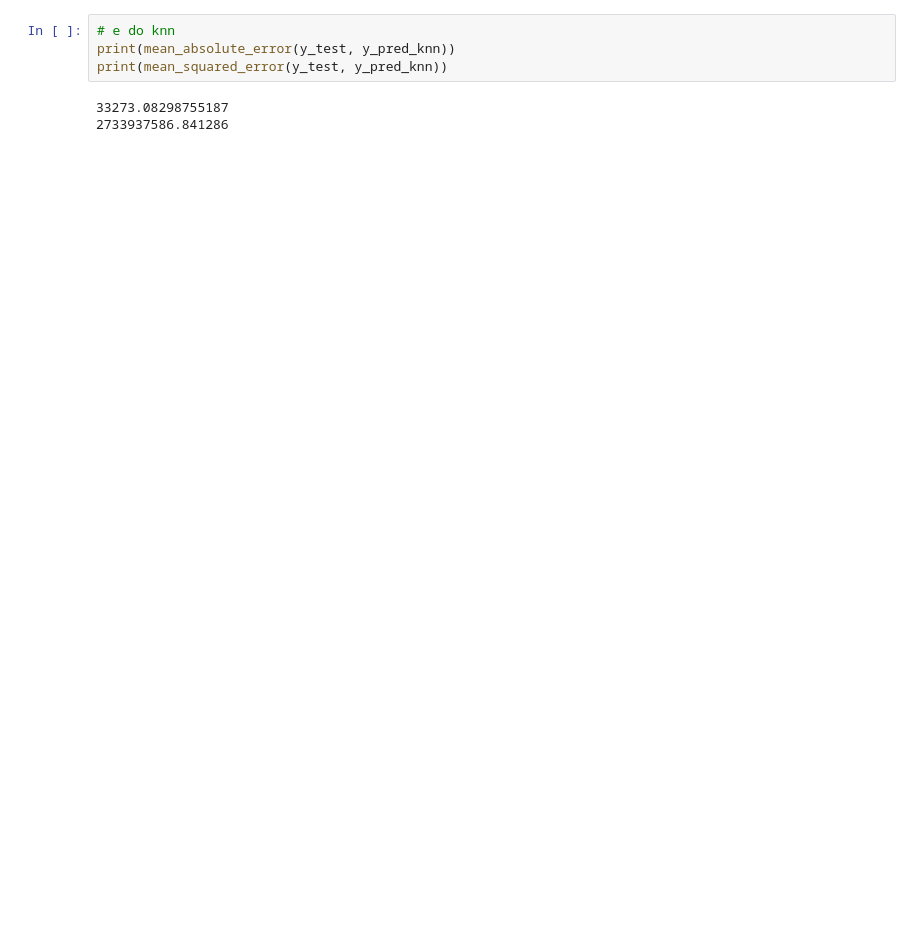
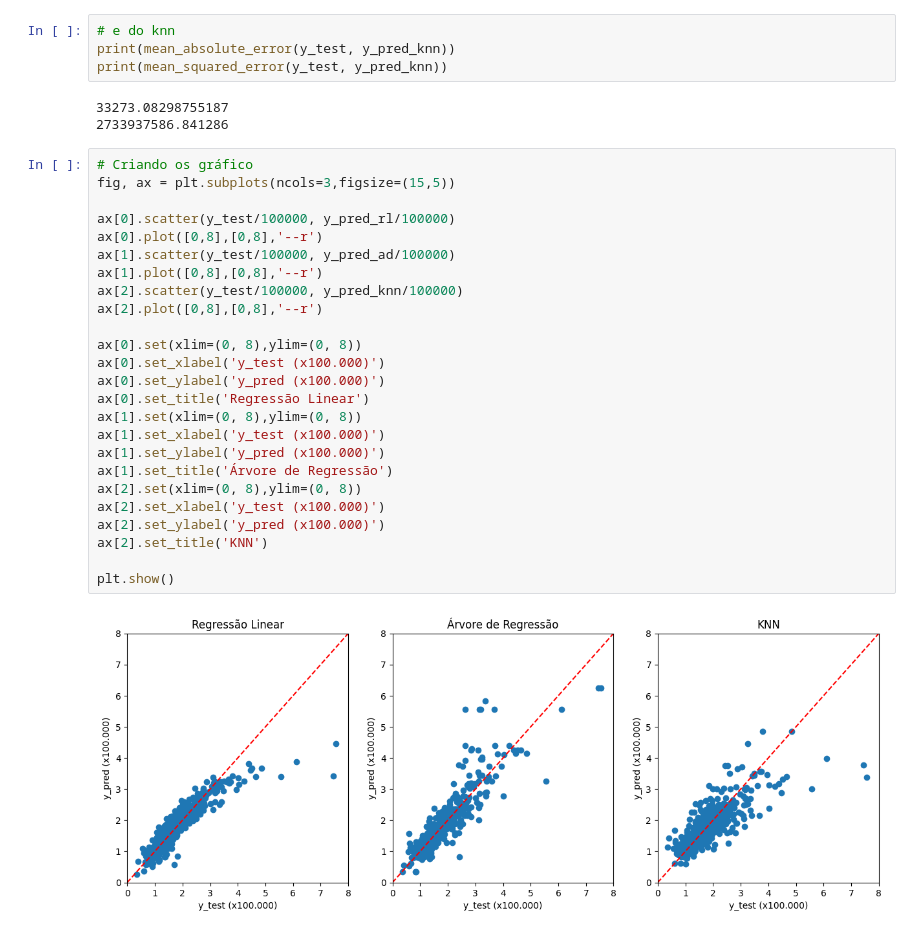
Before and after one commit to BraulioHermanson/Projeto_Housing_Avancado, a Jupyter notebook: Kagle_housing_avançado.ipynb, the cells around one changed output. Saved outputs shown, nothing was run; the diff lists cells and outputs as text; blank space fills up the shorter version.

```diff
--- a/Kagle_housing_avançado.ipynb
+++ b/Kagle_housing_avançado.ipynb
@@ -134,3 +135,30 @@ print(mean_squared_error(y_test, y_pred_knn))
 # %% [output]
 33273.08298755187
 2733937586.841286
+# %%
+# Criando os gráfico
+fig, ax = plt.subplots(ncols=3,figsize=(15,5))
+
+ax[0].scatter(y_test/100000, y_pred_rl/100000)
+ax[0].plot([0,8],[0,8],'--r')
+ax[1].scatter(y_test/100000, y_pred_ad/100000)
+ax[1].plot([0,8],[0,8],'--r')
+ax[2].scatter(y_test/100000, y_pred_knn/100000)
+ax[2].plot([0,8],[0,8],'--r')
+
+ax[0].set(xlim=(0, 8),ylim=(0, 8))
+ax[0].set_xlabel('y_test (x100.000)')
+ax[0].set_ylabel('y_pred (x100.000)')
+ax[0].set_title('Regressão Linear')
+ax[1].set(xlim=(0, 8),ylim=(0, 8))
+ax[1].set_xlabel('y_test (x100.000)')
+ax[1].set_ylabel('y_pred (x100.000)')
+ax[1].set_title('Árvore de Regressão')
+ax[2].set(xlim=(0, 8),ylim=(0, 8))
+ax[2].set_xlabel('y_test (x100.000)')
+ax[2].set_ylabel('y_pred (x100.000)')
+ax[2].set_title('KNN')
+
+plt.show()
+# %% [output]
+[figure, added]
```
Also changed, not shown: parts of 13 cells of this notebook, 1 other file.
